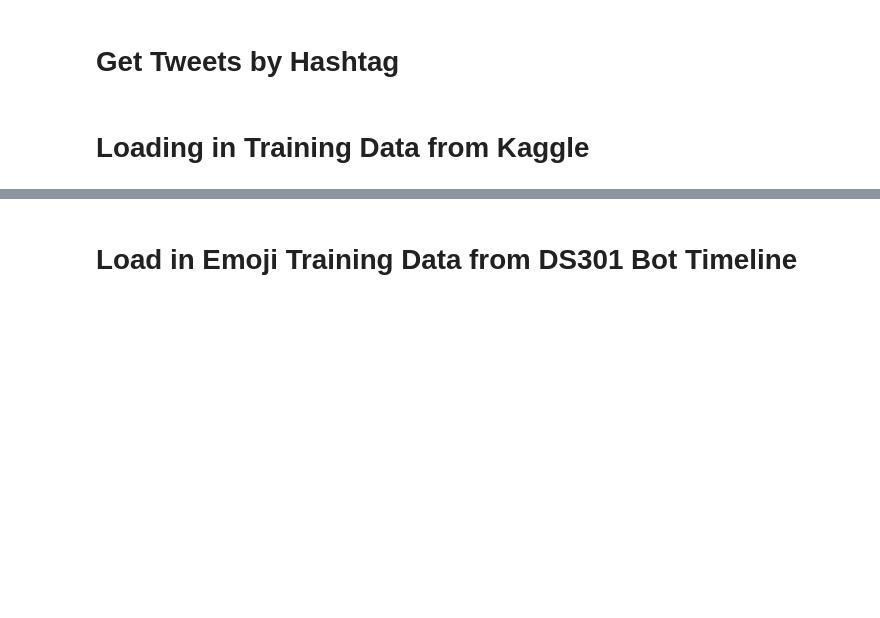
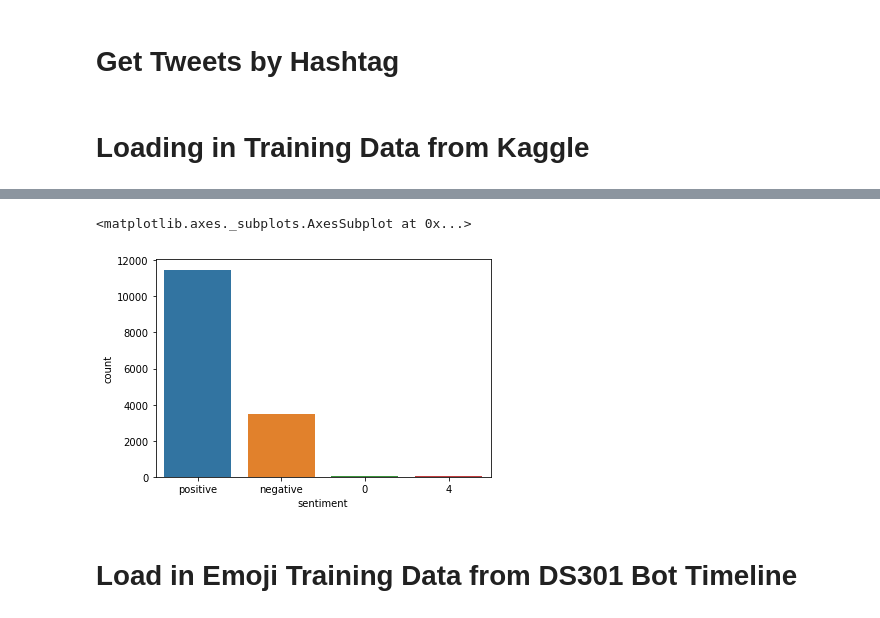
Before and after one commit to ryanherren/Tweet-Sentiment-Model, a Jupyter notebook: DS301_Notebook.ipynb, the cells around one changed output, grey strips where cells are left out. Cells and saved outputs as stored; diff of their text form; code cells hidden in the pictures; blank space fills up the shorter version.

```diff
--- a/DS301_Notebook.ipynb
+++ b/DS301_Notebook.ipynb
@@ -271,4 +273,9 @@ training_data
 15000 rows × 11 columns
+# %%
+sns.countplot(x='sentiment', data=training_data)
+# %% [output]
+<matplotlib.axes._subplots.AxesSubplot at 0x...>
+[figure, added]
 # %% [markdown]
 # Load in Emoji Training Data from DS301 Bot Timeline
 # %%
```
Also changed, not shown: parts of 23 cells of this notebook, 1 other file.
